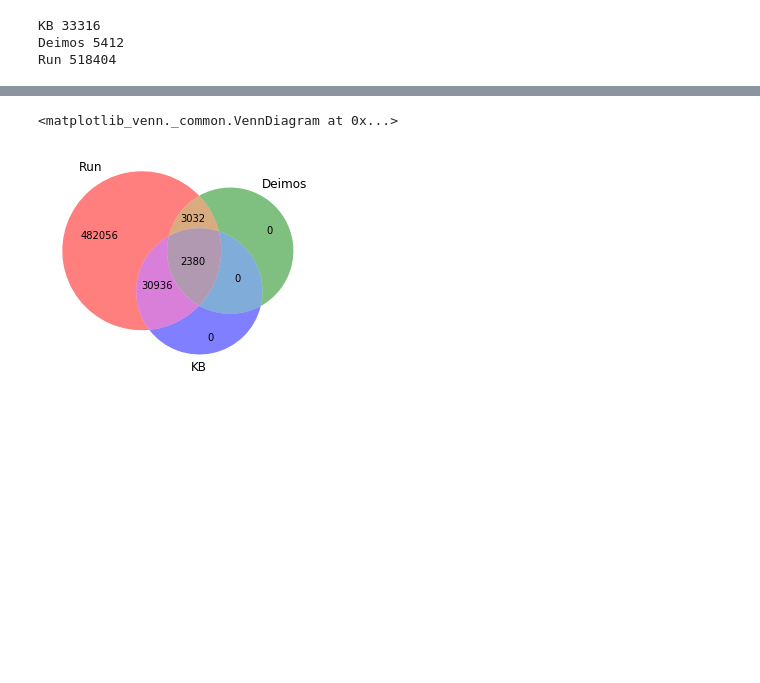
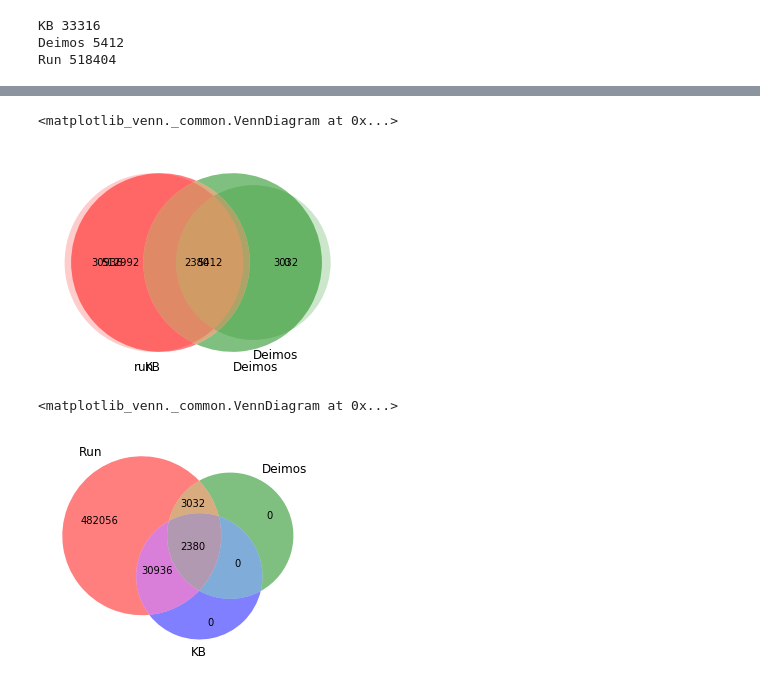
Before and after one commit to ShrRa/COSMOS_SOM, a Jupyter notebook: VennDiagramCatalogues.ipynb, the cells around one changed output, grey strips where cells are left out. Saved outputs shown, nothing was run; the diff lists cells and outputs as text; code cells hidden in the pictures; blank space fills up the shorter version.

```diff
--- a/VennDiagramCatalogues.ipynb
+++ b/VennDiagramCatalogues.ipynb
@@ -36,3 +53,11 @@ Text(-70, -70, 'Unknown set')
+# %%
+venn2_unweighted([set(KB['Seq']), set(Deimos['Seq'])],
+      set_labels = ('KB', 'Deimos'), alpha = 0.5)
+venn2_unweighted([set(run['Seq']), set(Deimos['Seq'])],
+      set_labels = ('run', 'Deimos'), alpha = 0.2,subset_areas=(0.3,0.2,0.1))
+# %% [output]
+<matplotlib_venn._common.VennDiagram at 0x...>
+[figure, added]
 # %%
 venn3_unweighted([set(run['Seq']),set(Deimos['Seq']),set(KB['Seq'])],
       set_labels = ('Run','Deimos','KB'), alpha = 0.5,subset_areas=(10,3,3,1,5,5,1))
```
Also changed, not shown: parts of 2 cells of this notebook.
